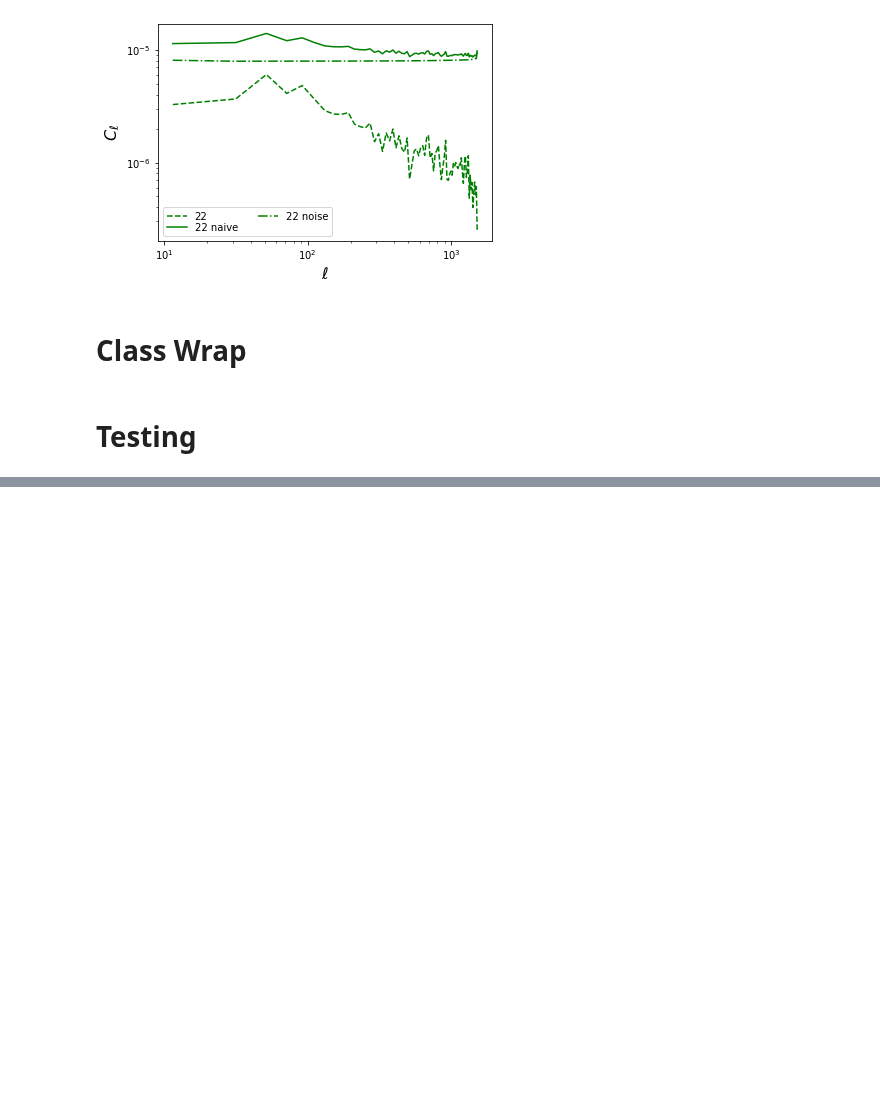
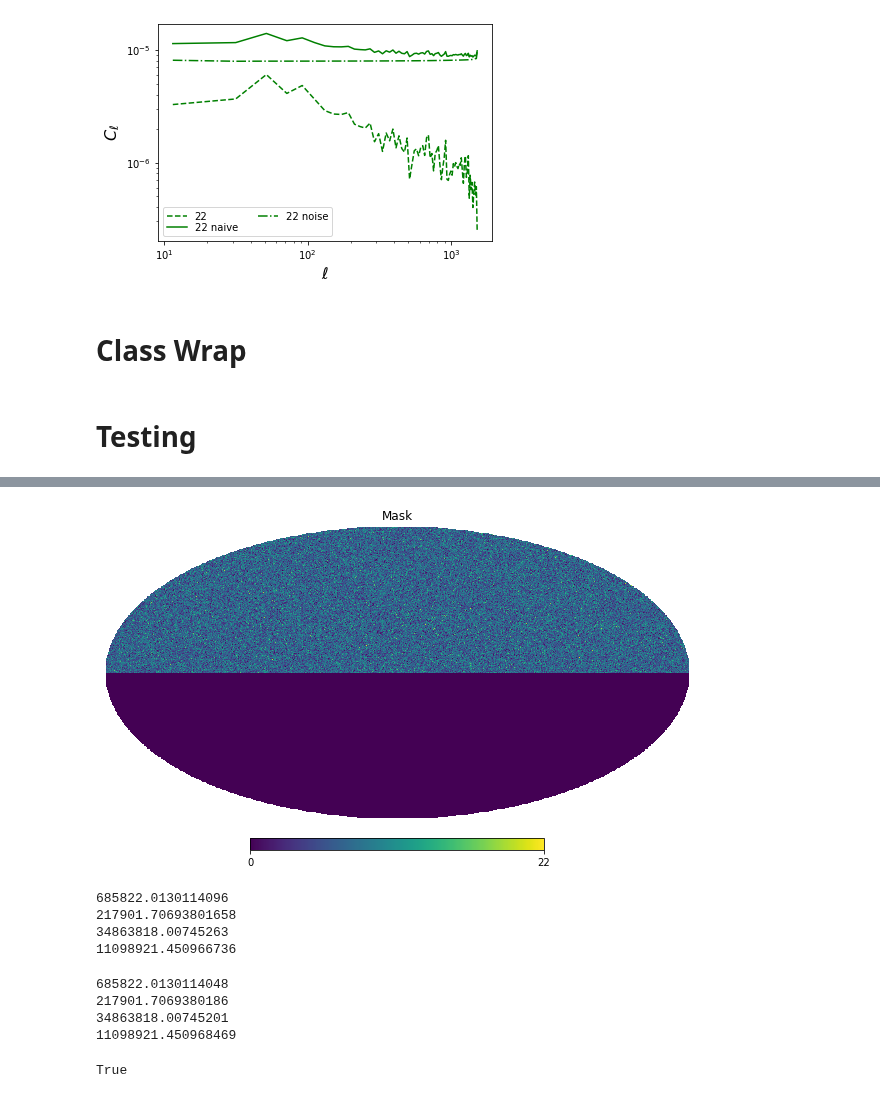
Before and after one commit to Cosmotheka/Cosmotheka, a Jupyter notebook: pipeline/eBOSS_QSO/eQuasar.ipynb, the cells around one changed output, grey strips where cells are left out. Drawn from its saved outputs; the diff is of its cells as text; code cells hidden in the pictures; blank space fills up the shorter version.

```diff
--- a/pipeline/eBOSS_QSO/eQuasar.ipynb
+++ b/pipeline/eBOSS_QSO/eQuasar.ipynb
@@ -569,0 +736,14 @@ hp.visufunc.mollview(D[1], title= r'$\delta$, NGC z<1.5')
+# %%
+hp.visufunc.mollview(maps[1], title= 'Mask')
+# %% [output]
+[figure, added]
+# %%
+for i in range(len(field)):
+    print(sum(field[i]))
+for i in range(len(randoms)):
+    print(sum(randoms[i]))
+# %% [output]
+685822.0130114096
+217901.70693801658
+34863818.00745263
+11098921.450966736
@@ -569,0 +753,10 @@ hp.visufunc.mollview(D[1], title= r'$\delta$, NGC z<1.5')
+# %%
+for i in range(len(field)):
+    print(sum(field[i]))
+for i in range(len(randoms)):
+    print(sum(randoms[i]))
+# %% [output]
+685822.0130114048
+217901.7069380186
+34863818.00745201
+11098921.450968469
@@ -569,0 +769,4 @@ hp.visufunc.mollview(D[1], title= r'$\delta$, NGC z<1.5')
+# %%
+len(d1[1]) == len(d2[1])
+# %% [output]
+True
```
Also changed, not shown: parts of 58 cells of this notebook.
